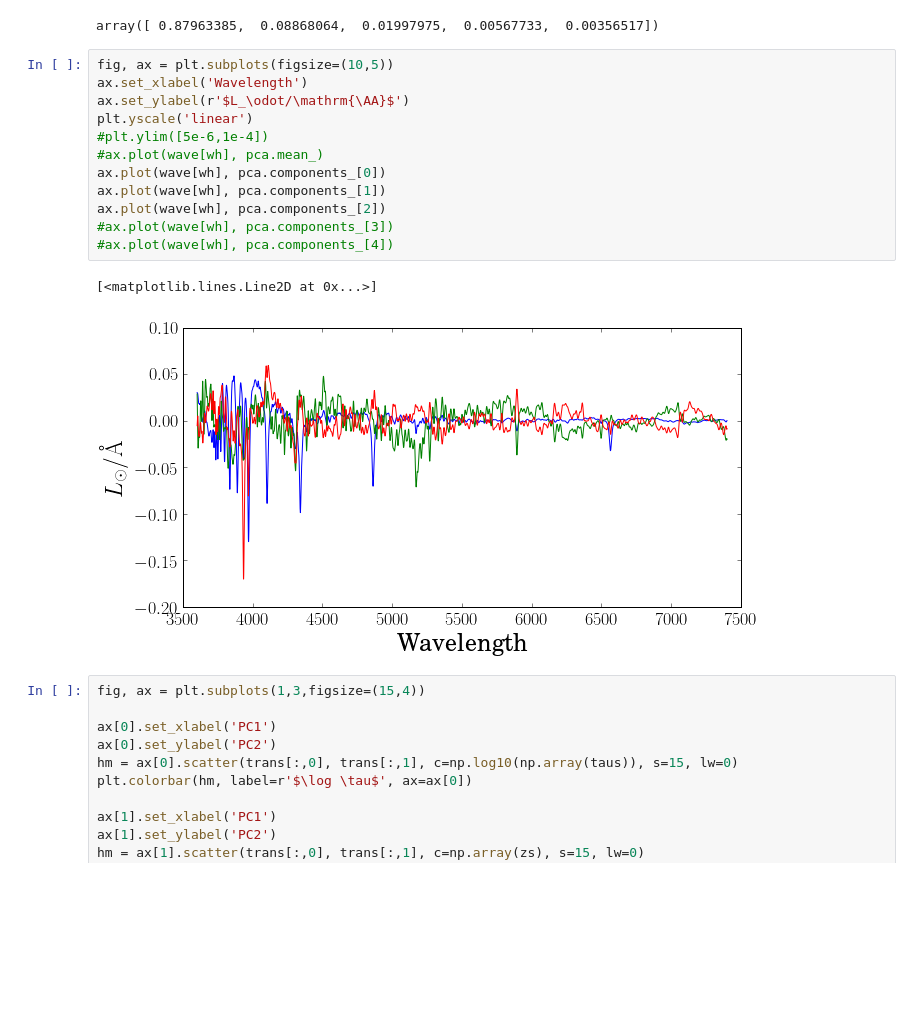
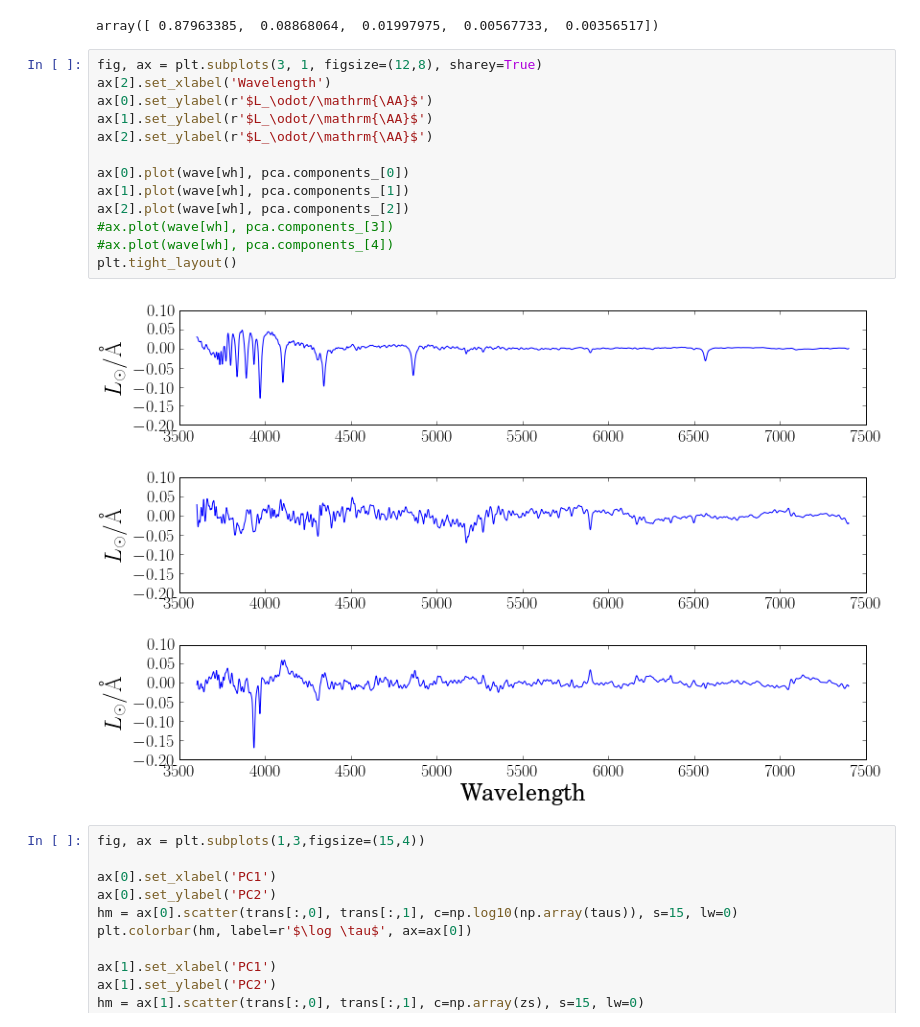
Before and after one commit to ogtelford/gridmodels, a Jupyter notebook: code/ModelGrid.ipynb, the cells around one changed output. Drawn from its saved outputs; the diff is of its cells as text; blank space fills up the shorter version.

```diff
--- a/code/ModelGrid.ipynb
+++ b/code/ModelGrid.ipynb
@@ -527,20 +526,20 @@ pca.explained_variance_ratio_
 # %% [output]
 array([ 0.87963385,  0.08868064,  0.01997975,  0.00567733,  0.00356517])
 # %%
-fig, ax = plt.subplots(figsize=(10,5))
-ax.set_xlabel('Wavelength')
-ax.set_ylabel(r'$L_\odot/\mathrm{\AA}$')
-plt.yscale('linear')
-#plt.ylim([5e-6,1e-4])
-#ax.plot(wave[wh], pca.mean_)
-ax.plot(wave[wh], pca.components_[0])
-ax.plot(wave[wh], pca.components_[1])
-ax.plot(wave[wh], pca.components_[2])
+fig, ax = plt.subplots(3, 1, figsize=(12,8), sharey=True)
+ax[2].set_xlabel('Wavelength')
+ax[0].set_ylabel(r'$L_\odot/\mathrm{\AA}$')
+ax[1].set_ylabel(r'$L_\odot/\mathrm{\AA}$')
+ax[2].set_ylabel(r'$L_\odot/\mathrm{\AA}$')
+
+ax[0].plot(wave[wh], pca.components_[0])
+ax[1].plot(wave[wh], pca.components_[1])
+ax[2].plot(wave[wh], pca.components_[2])
 #ax.plot(wave[wh], pca.components_[3])
 #ax.plot(wave[wh], pca.components_[4])
+plt.tight_layout()
 # %% [output]
-[<matplotlib.lines.Line2D at 0x...>]
-[figure, old version]
+[figure, new version]
 # %%
 fig, ax = plt.subplots(1,3,figsize=(15,4))
 
```
Also changed, not shown: parts of 7 cells of this notebook.
